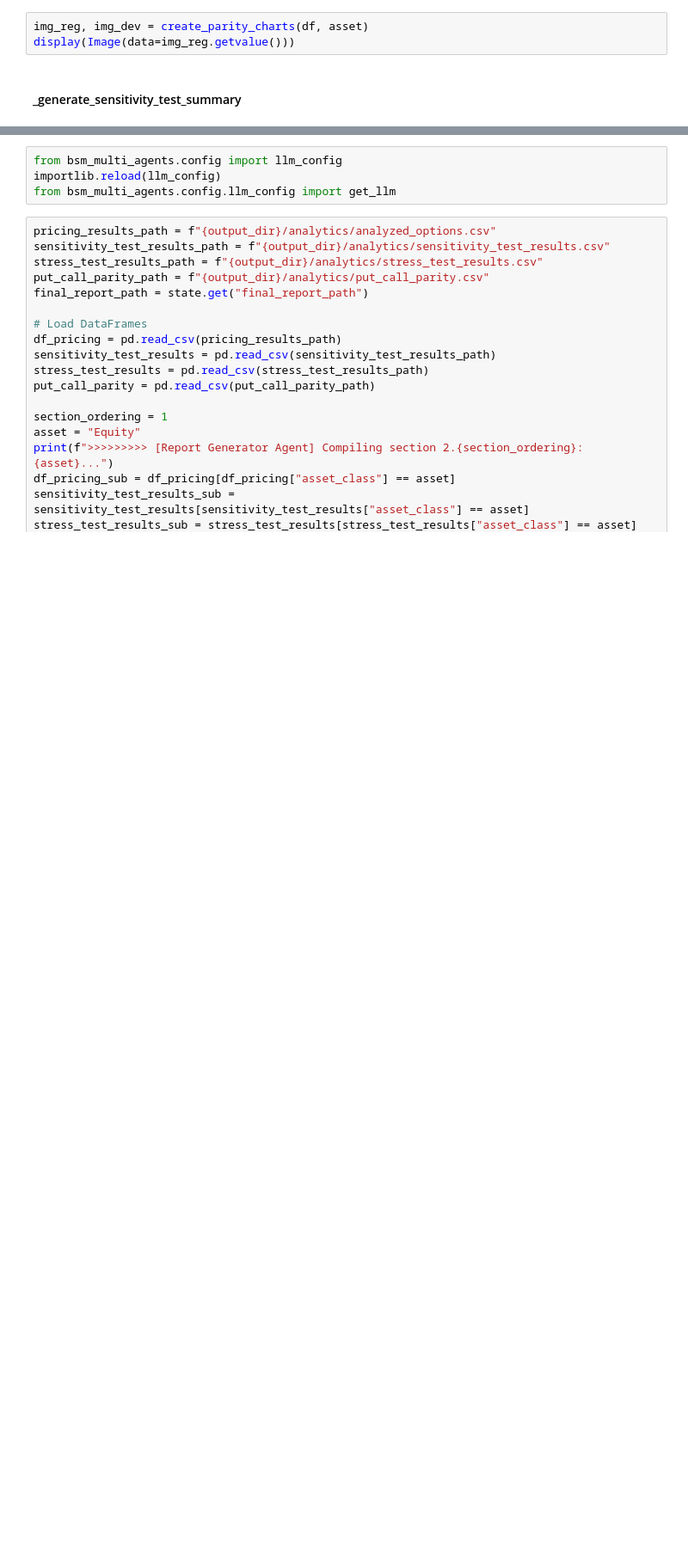
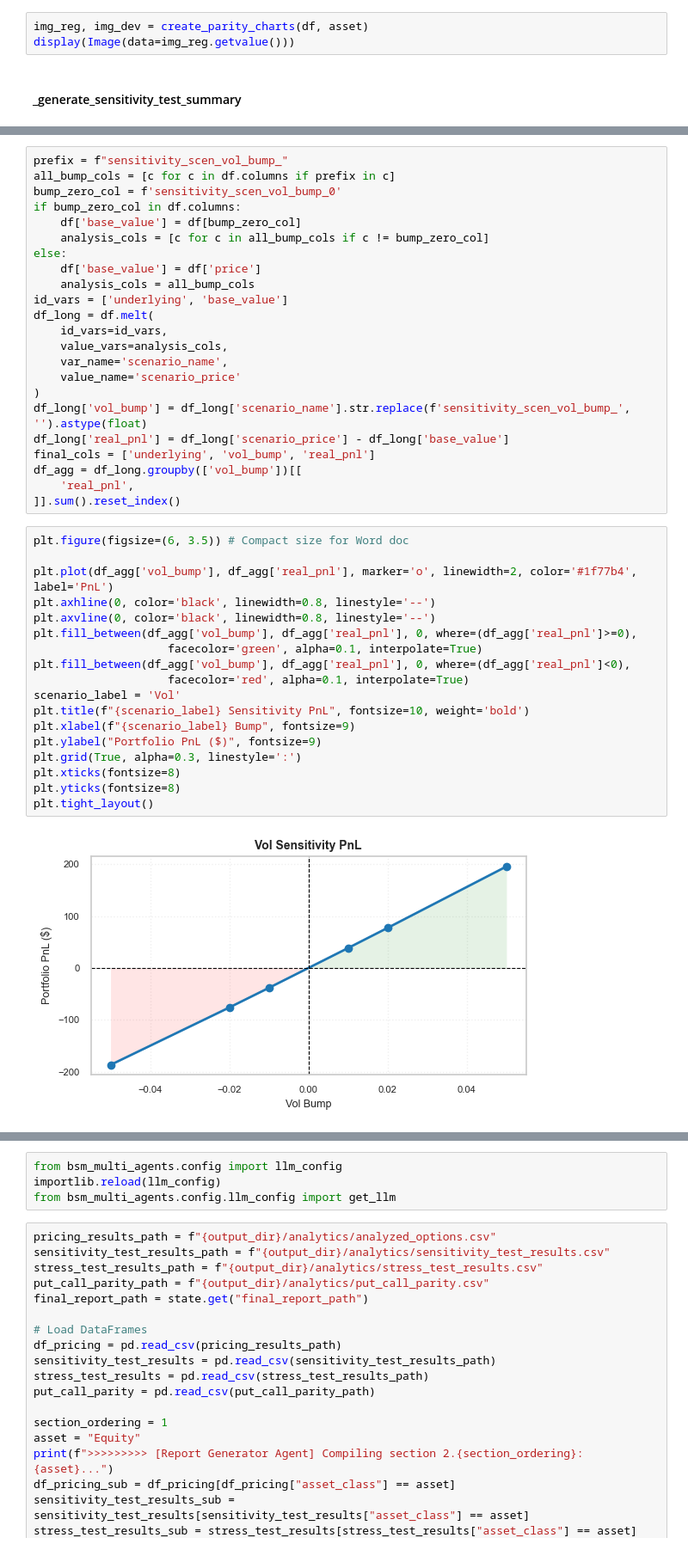
Before and after one commit to davidzgu/model_doc_automation, a Jupyter notebook: notebooks/dev/dev_multi_agent.ipynb, the cells around one changed output, grey strips where cells are left out. Shown at 86% size. Cells and saved outputs as stored; diff of their text form; blank space fills up the shorter version.

```diff
--- a/notebooks/dev/dev_multi_agent.ipynb
+++ b/notebooks/dev/dev_multi_agent.ipynb
@@ -1354,0 +1526,43 @@ display(Image(data=img_reg.getvalue()))
+# %%
+prefix = f"sensitivity_scen_vol_bump_"
+all_bump_cols = [c for c in df.columns if prefix in c]
+bump_zero_col = f'sensitivity_scen_vol_bump_0'
+if bump_zero_col in df.columns:
+    df['base_value'] = df[bump_zero_col]
+    analysis_cols = [c for c in all_bump_cols if c != bump_zero_col]
+else:
+    df['base_value'] = df['price']
+    analysis_cols = all_bump_cols
+id_vars = ['underlying', 'base_value']
+df_long = df.melt(
+    id_vars=id_vars,
+    value_vars=analysis_cols,
+    var_name='scenario_name',
+    value_name='scenario_price'
+)
+df_long['vol_bump'] = df_long['scenario_name'].str.replace(f'sensitivity_scen_vol_bump_', '').astype(float)
+df_long['real_pnl'] = df_long['scenario_price'] - df_long['base_value']
+final_cols = ['underlying', 'vol_bump', 'real_pnl']
+df_agg = df_long.groupby(['vol_bump'])[[
+    'real_pnl',
+]].sum().reset_index()
+# %%
+plt.figure(figsize=(6, 3.5)) # Compact size for Word doc
+
+plt.plot(df_agg['vol_bump'], df_agg['real_pnl'], marker='o', linewidth=2, color='#1f77b4', label='PnL')
+plt.axhline(0, color='black', linewidth=0.8, linestyle='--')
+plt.axvline(0, color='black', linewidth=0.8, linestyle='--')
+plt.fill_between(df_agg['vol_bump'], df_agg['real_pnl'], 0, where=(df_agg['real_pnl']>=0),
+                    facecolor='green', alpha=0.1, interpolate=True)
+plt.fill_between(df_agg['vol_bump'], df_agg['real_pnl'], 0, where=(df_agg['real_pnl']<0),
+                    facecolor='red', alpha=0.1, interpolate=True)
+scenario_label = 'Vol'
+plt.title(f"{scenario_label} Sensitivity PnL", fontsize=10, weight='bold')
+plt.xlabel(f"{scenario_label} Bump", fontsize=9)
+plt.ylabel("Portfolio PnL ($)", fontsize=9)
+plt.grid(True, alpha=0.3, linestyle=':')
+plt.xticks(fontsize=8)
+plt.yticks(fontsize=8)
+plt.tight_layout()
+# %% [output]
+[figure, added]
```
Also changed, not shown: parts of 42 cells of this notebook, 9 other files.
